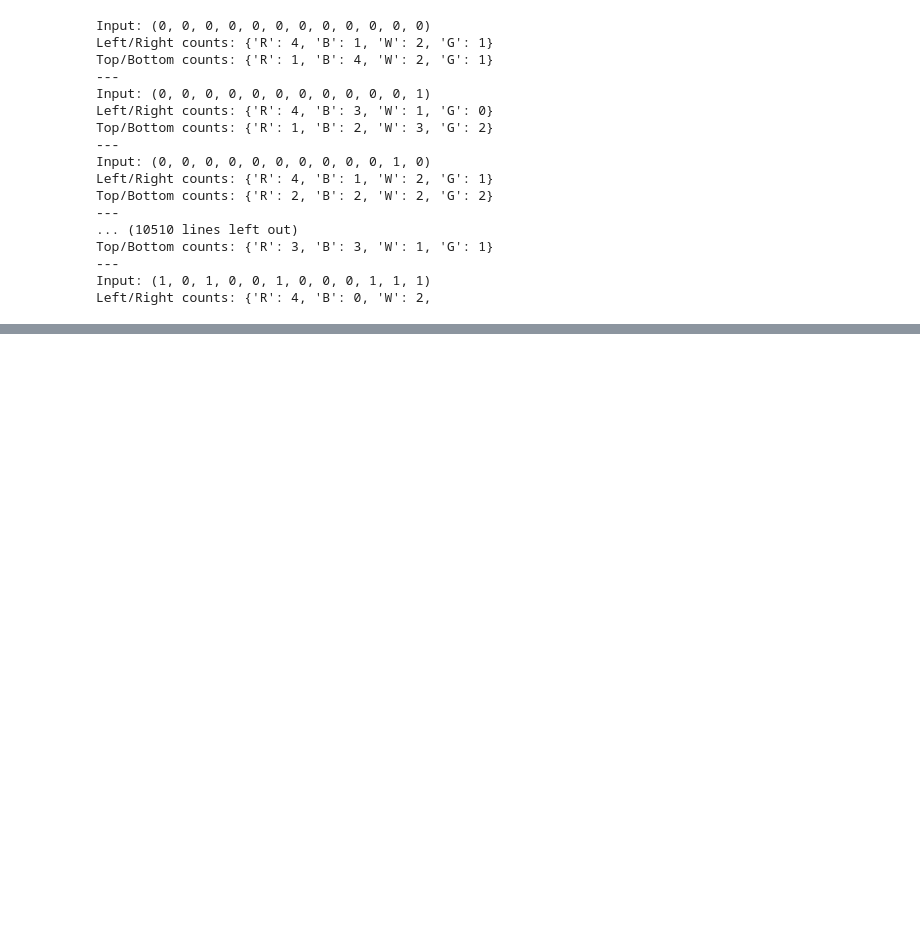
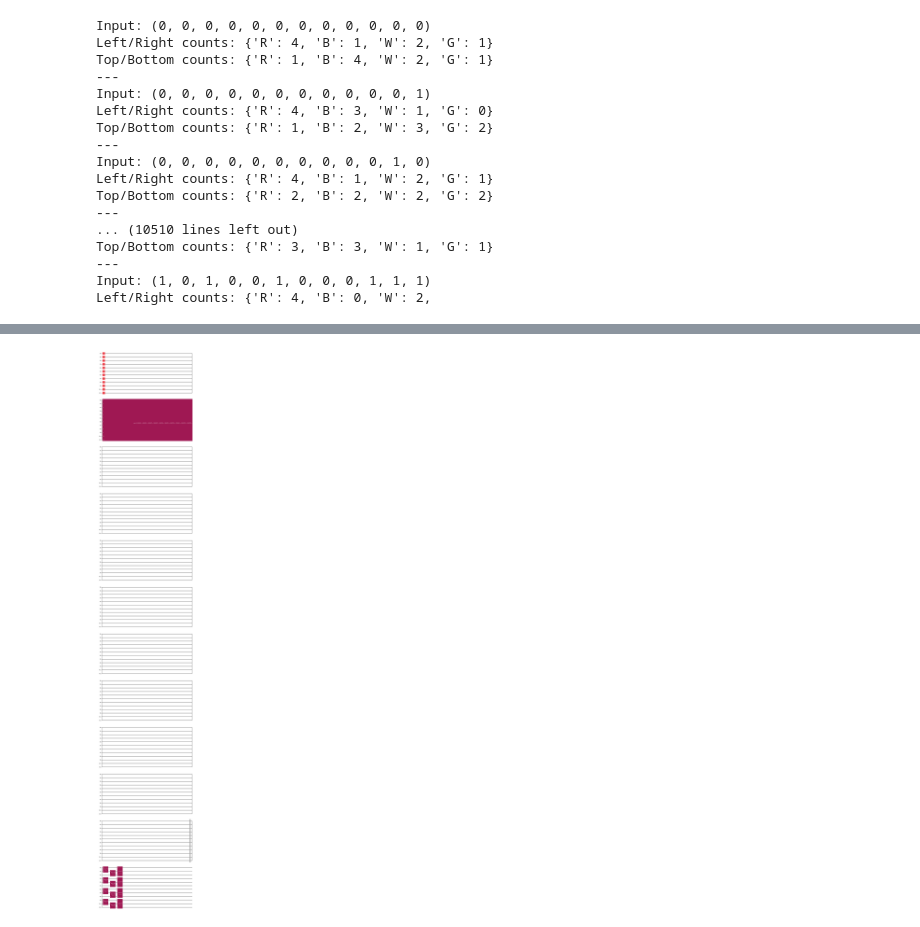
Before and after one commit to NOT4LONG01/QIC2025-Korea, a Jupyter notebook: rotation_action_encoding.ipynb, the cells around one changed output, grey strips where cells are left out. Saved outputs shown, nothing was run; the diff lists cells and outputs as text; code cells hidden in the pictures; blank space fills up the shorter version.

```diff
--- a/rotation_action_encoding.ipynb
+++ b/rotation_action_encoding.ipynb
@@ -638,0 +691,30 @@ Perfect solution with cost 0 found at depth p=1!
+# %%
+def create_qaoa_circ(params, cost_hamiltonian, p, mixer_type='xy'):
+    num_qubits = cost_hamiltonian.num_qubits
+    betas = params[:p]
+    gammas = params[p:]
+
+    qc = QuantumCircuit(num_qubits)
+    qc.h(range(num_qubits))
+
+    for i in range(p):
+        evolution_gate = PauliEvolutionGate(cost_hamiltonian, time=gammas[i])
+        qc.append(evolution_gate, range(num_qubits))
+        qc.barrier()
+        if mixer_type == 'xy':
+            xy_gate = XXPlusYYGate(2 * betas[i])
+            for j in range(4):
+                q_indices = [3 * j, 3 * j + 1, 3 * j + 2]
+                qc.append(xy_gate, [q_indices[0], q_indices[1]])
+                qc.append(xy_gate, [q_indices[1], q_indices[2]])
+                qc.append(xy_gate, [q_indices[2], q_indices[0]])
+        else:
+            qc.rx(2 * betas[i], range(num_qubits))
+    return qc
+# %%
+cost_hamiltonian = build_cost_hamiltonian(NUM_QUBITS)
+p = 1
+final_qc = create_qaoa_circ(np.random.rand(2 * p) * np.pi, cost_hamiltonian, p)
+final_qc.draw('mpl')
+# %% [output]
+[figure, added]
```
Also changed, not shown: parts of 10 cells of this notebook.
